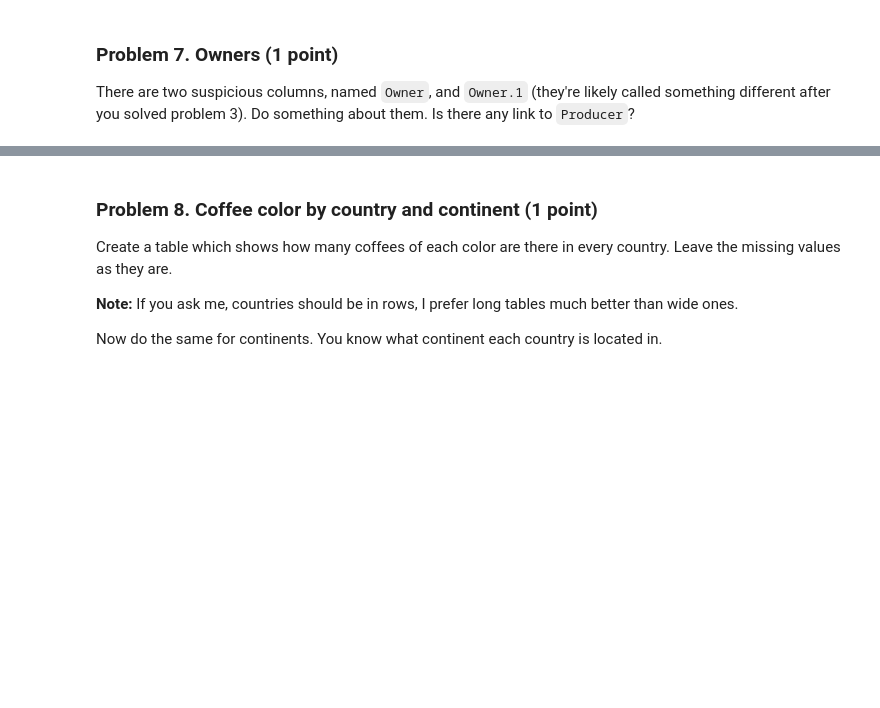
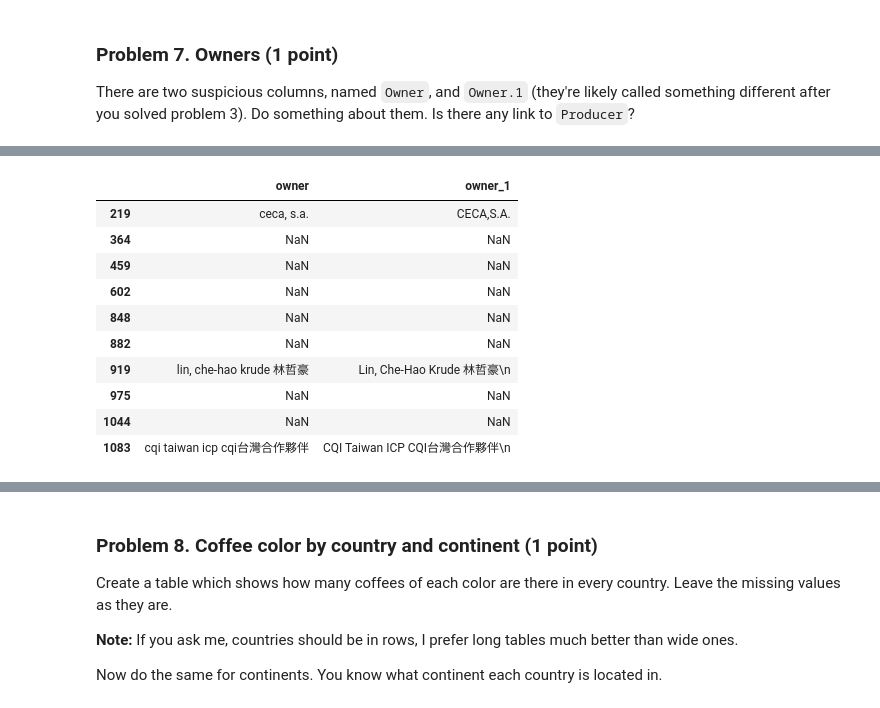
Before and after one commit to VladoDev03/data-science-softuni, a Jupyter notebook: 01-data-tidying-and-cleaning/Data Tidying and Cleaning Lab.ipynb, the cells around one changed output, grey strips where cells are left out. Drawn from its saved outputs; the diff is of its cells as text; code cells hidden in the pictures; blank space fills up the shorter version.

```diff
--- a/01-data-tidying-and-cleaning/Data Tidying and Cleaning Lab.ipynb
+++ b/01-data-tidying-and-cleaning/Data Tidying and Cleaning Lab.ipynb
@@ -228,8 +228,8 @@ coffee_data = coffee_data.rename(columns={'bag_weight': 'bag_weight_kg'})
 # %%
 # remove all rows where bag_weight_kg constains "kg,lbs" or only a number without unit
 coffee_data = coffee_data[
-    ~coffee_data['bag_weight_kg'].str.contains(r'kg,lbs$', na=False) & # removes "kg,lbs" unit
-    coffee_data['bag_weight_kg'].str.contains(r'[a-zA-Z]$', na=False) # removes only number without unit
+    ~coffee_data.bag_weight_kg.str.contains(r"kg,lbs$", na=False) & # removes "kg,lbs" unit
+    coffee_data.bag_weight_kg.str.contains(r"[a-zA-Z]$", na=False) # removes only number without unit
 ]
 # %%
 def lbs_to_kg(x):
@@ -313,0 +392,15 @@ There are two suspicious columns, named `Owner`, and `Owner.1` (they're likely c
+# %%
+diff_owners = coffee_data[coffee_data.owner.str.lower() != coffee_data.owner_1.str.lower()]
+diff_owners[["owner", "owner_1"]]
+# %% [output]
+|  | owner | owner_1 |
+| 219 | ceca, s.a. | CECA,S.A. |
+| 364 | NaN | NaN |
+| 459 | NaN | NaN |
+| 602 | NaN | NaN |
+| 848 | NaN | NaN |
+| 882 | NaN | NaN |
+| 919 | lin, che-hao krude 林哲豪 | Lin, Che-Hao Krude 林哲豪\n |
+| 975 | NaN | NaN |
+| 1044 | NaN | NaN |
+| 1083 | cqi taiwan icp cqi台灣合作夥伴 | CQI Taiwan ICP CQI台灣合作夥伴\n |
```
Also changed, not shown: parts of 22 cells of this notebook.
